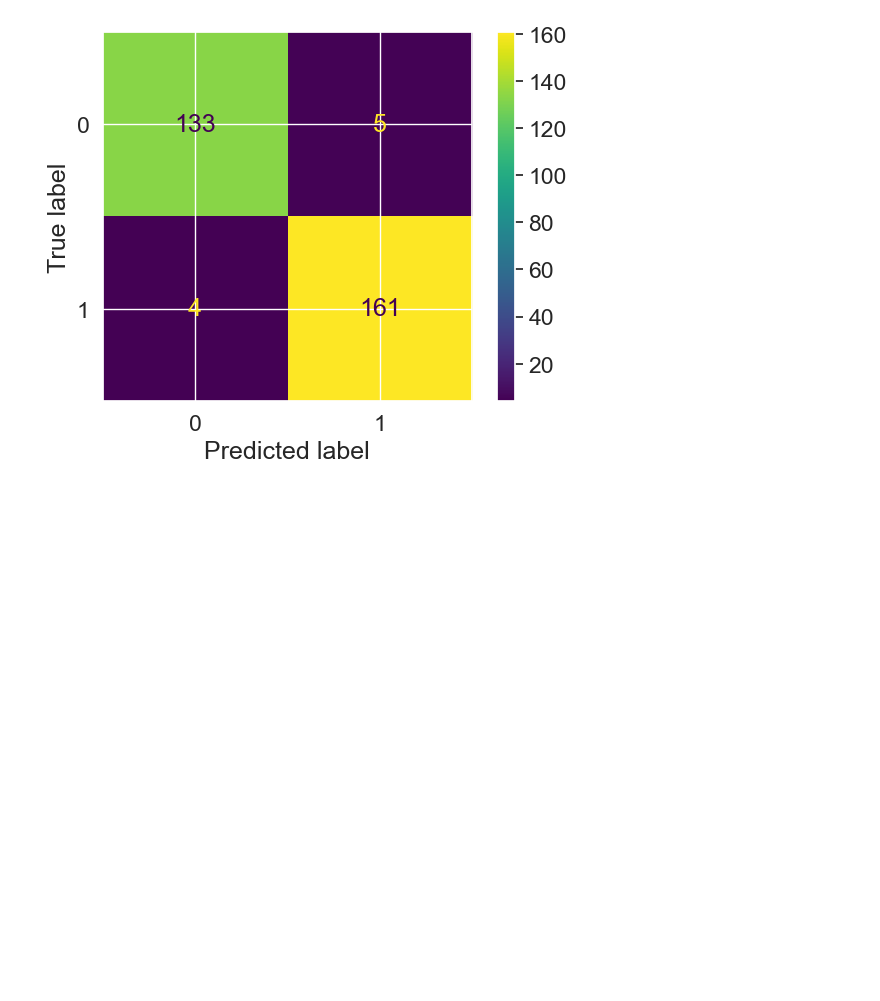
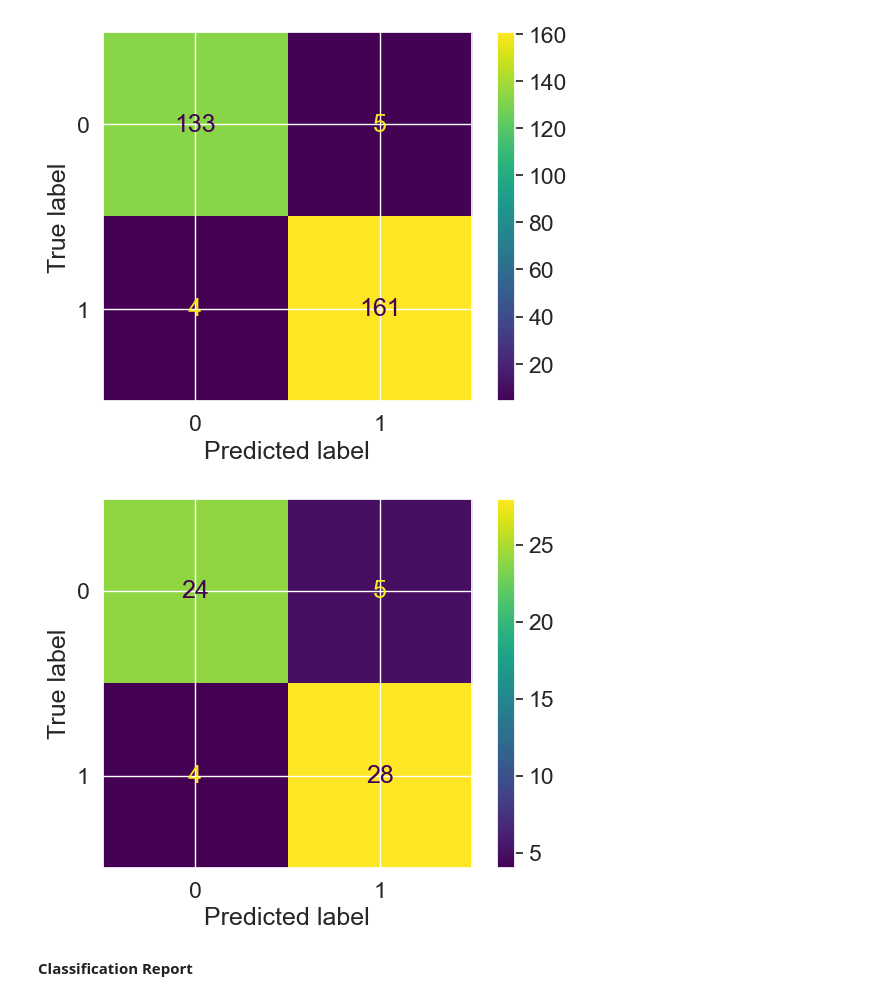
Before and after one commit to shrinidhib/ML-learn, a Jupyter notebook: introduction-to-scikit-learn.ipynb, the cells around one changed output. Cells and saved outputs as stored; diff of their text form; code cells hidden in the pictures; blank space fills up the shorter version.

Commit message:
ScikitLearn - evaulating model classification_report

```diff
--- a/introduction-to-scikit-learn.ipynb
+++ b/introduction-to-scikit-learn.ipynb
@@ -1046,3 +1046,9 @@ ConfusionMatrixDisplay.from_estimator(estimator=clf, X=X, y=y)
 # %% [output]
 <sklearn.metrics._plot.confusion_matrix.ConfusionMatrixDisplay at 0x...>
 [figure]
+# %%
+ConfusionMatrixDisplay.from_predictions(y_true=y_test, y_pred=y_preds);
+# %% [output]
+[figure, added]
+# %% [markdown]
+**Classification Report**
```
Also changed, not shown: parts of 2 cells of this notebook.
